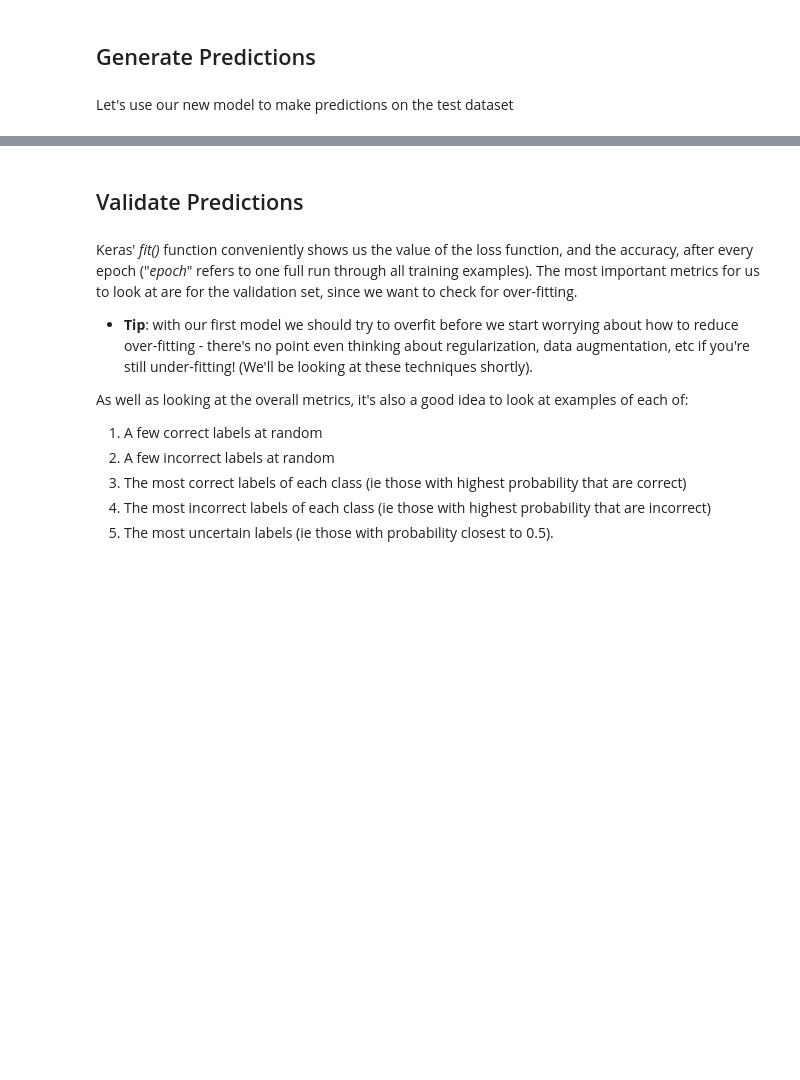
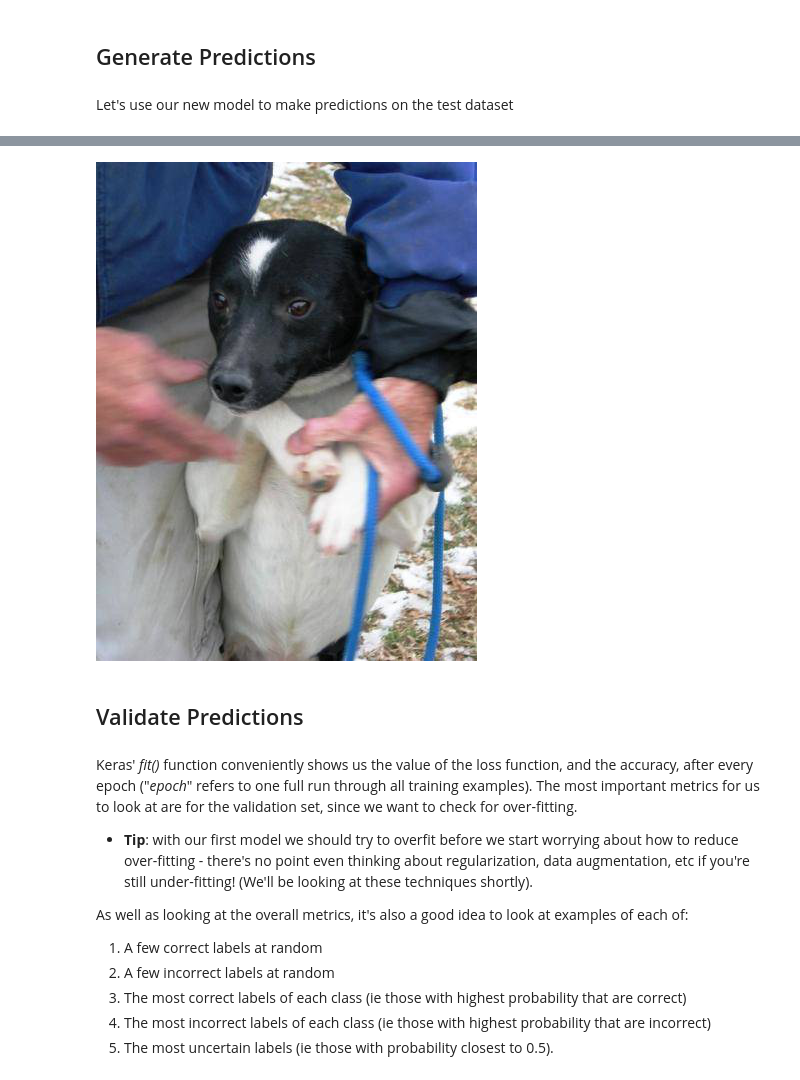
Before and after one commit to evhub/courses, a Jupyter notebook: deeplearning1/nbs/dogs_cats_redux.ipynb, the cells around one changed output, grey strips where cells are left out. Cells and saved outputs as stored; diff of their text form; code cells hidden in the pictures; blank space fills up the shorter version.

```diff
--- a/deeplearning1/nbs/dogs_cats_redux.ipynb
+++ b/deeplearning1/nbs/dogs_cats_redux.ipynb
@@ -167,14 +167,18 @@ vgg.model.optimizer.lr = 0.01
 Found 23000 images belonging to 2 classes.
 Found 2000 images belonging to 2 classes.
 # %%
+import os.path
+
 #Notice we are passing in the validation dataset to the fit() method
 #For each epoch we test our model against the validation set
 latest_weights_filename = None
 for epoch in range(no_of_epochs):
-    print("Running epoch: %d" % epoch)
-    vgg.fit(batches, val_batches, epochs=1)
     latest_weights_filename = 'ft%d.h5' % epoch
-    vgg.model.save_weights(results_path+latest_weights_filename)
+    latest_weights_filepath = results_path+latest_weights_filename
+    if not os.path.exists(latest_weights_filepath):
+        print("Running epoch: %d" % epoch)
+        vgg.fit(batches, val_batches, epochs=1)
+        vgg.model.save_weights(latest_weights_filepath)
 print("Completed %s fit operations" % no_of_epochs)
 # %% [output]
 Running epoch: 0
@@ -184,4 +199,4 @@ Epoch 1/1
 # %% [markdown]
 Let's use our new model to make predictions on the test dataset
 # %%
-batches, preds = vgg.test(test_path, batch_size = batch_size*2)
+batches, preds = vgg.test(test_path, batch_size=batch_size)
@@ -196,7 +223,9 @@ print(filenames[:5])
 # %%
 #You can verify the column ordering by viewing some images
 from PIL import Image
-Image.open(test_path + filenames[2])
+Image.open(test_path + filenames[0])
+# %% [output]
+[figure, added]
 # %%
 #Save our test results arrays so we can use them again later
 save_array(results_path + 'test_preds.dat', preds)
```
Also changed, not shown: parts of 13 cells of this notebook.
